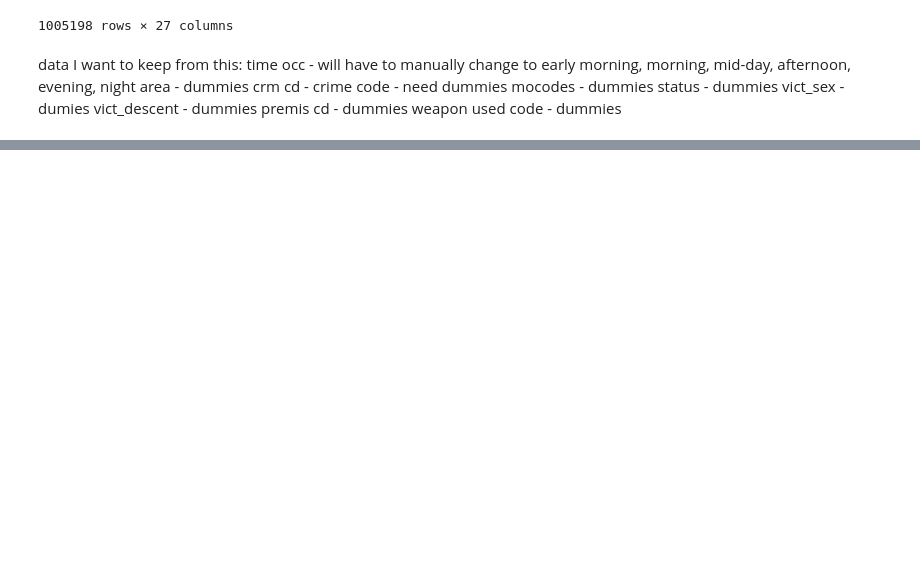
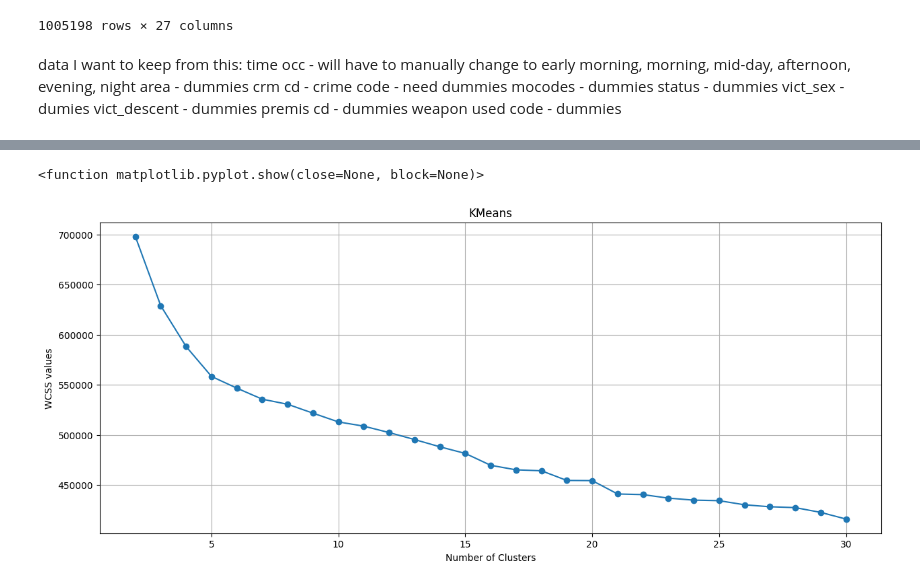
Before and after one commit to galfano25/inst-414, a Jupyter notebook: module_4/mod_4.ipynb, the cells around one changed output, grey strips where cells are left out. Cells and saved outputs as stored; diff of their text form; code cells hidden in the pictures; blank space fills up the shorter version.

```diff
--- a/module_4/mod_4.ipynb
+++ b/module_4/mod_4.ipynb
@@ -95,0 +114,10 @@ Error:
+# %%
+encoded = encoded.iloc[:, 32:]
+# %%
+from sklearn.decomposition import TruncatedSVD
+
+svd = TruncatedSVD(n_components=50, random_state=42)
+encoded_reduced = svd.fit_transform(encoded)
+
+print("Original shape: ", encoded.shape)
+print("Reduced shape: ", encoded_reduced.shape)
@@ -95,0 +127,12 @@ Error:
+# %%
+#using elbow method to find best k value
+from sklearn.cluster import MiniBatchKMeans
+import matplotlib.pyplot as plt
+
+
+#needed to process data in batches
+inertia_values = []
+for k in range(2,31):
+    kmeans = MiniBatchKMeans(n_clusters=k, batch_size=100, random_state=42)
+    kmeans.fit(encoded_reduced)
+    inertia_values.append(kmeans.inertia_)
@@ -95,0 +162,11 @@ Error:
+# %%
+plt.figure(figsize=(15,6))
+plt.title("KMeans")
+plt.xlabel("Number of Clusters")
+plt.ylabel("WCSS values")
+plt.plot(range(2,31), inertia_values,marker='o')
+plt.grid(True)
+plt.show
+# %% [output]
+<function matplotlib.pyplot.show(close=None, block=None)>
+[figure, added]
```
Also changed, not shown: parts of 7 cells of this notebook, 1 other file.
